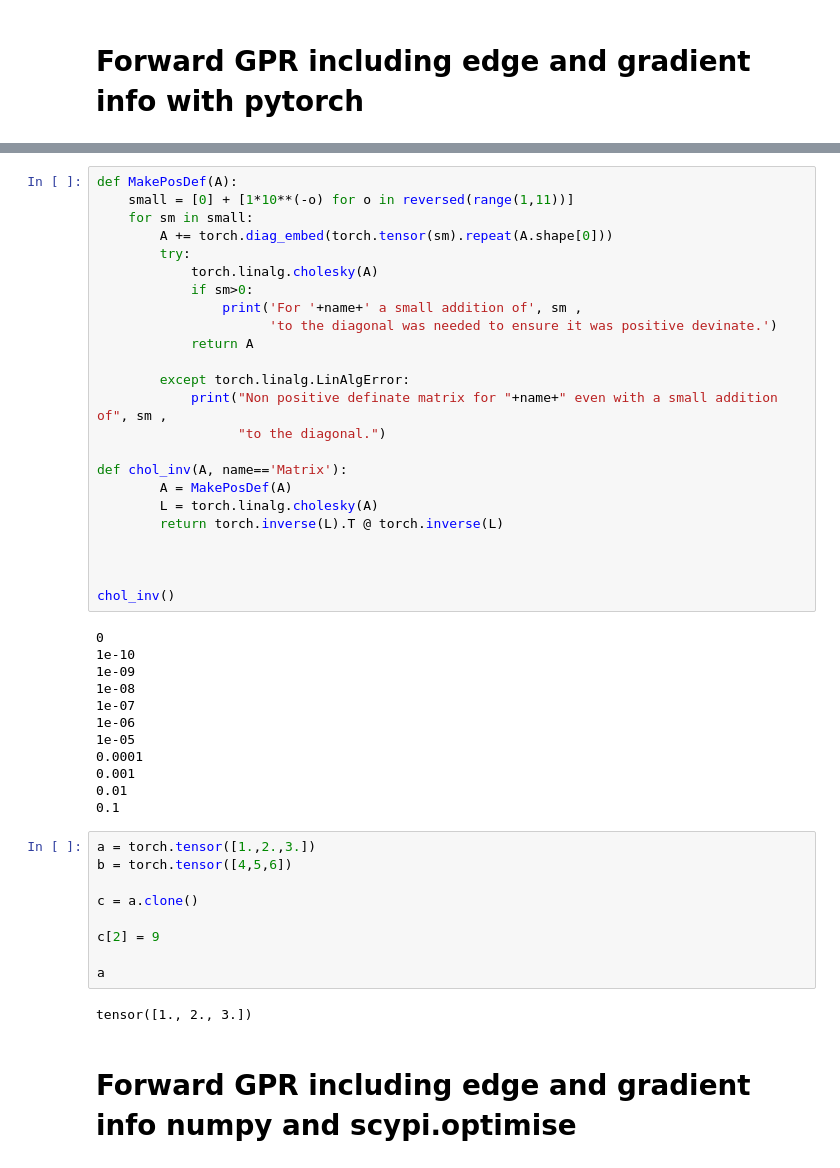
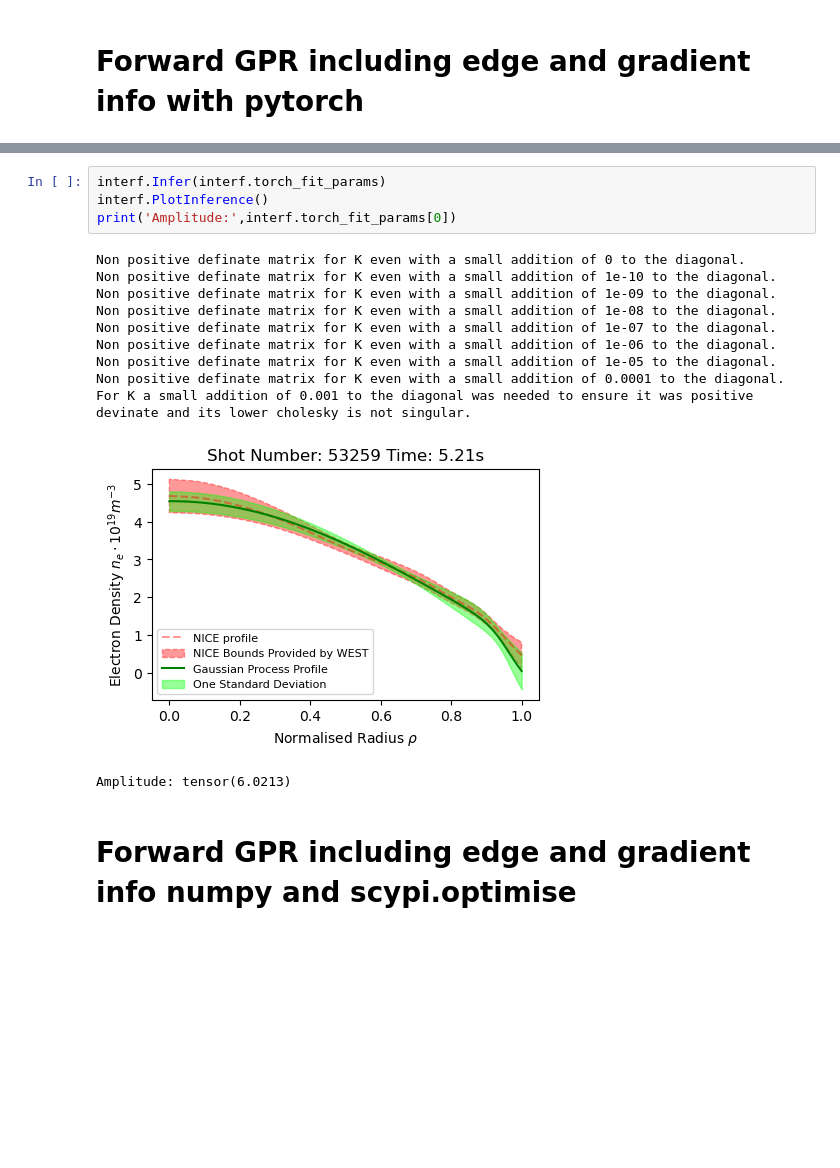
Before and after one commit to DanHarJor/Improving-Electron-Density-Profile-Inference-within-a-Tokamak-using-Bayesian-Techniques, a Jupyter notebook: RealEquillibriumInterferometry/SyntheticDataInterferometry.ipynb, the cells around one changed output, grey strips where cells are left out. Cells and saved outputs as stored; diff of their text form; blank space fills up the shorter version.

```diff
--- a/RealEquillibriumInterferometry/SyntheticDataInterferometry.ipynb
+++ b/RealEquillibriumInterferometry/SyntheticDataInterferometry.ipynb
@@ -714,50 +783,19 @@ tensor([0.9257, 0.9257, 0.9257, 0.9257, 0.9257, 0.9257, 0.9257, 0.9257, 0.9257,
-# %%
-def MakePosDef(A):
-    small = [0] + [1*10**(-o) for o in reversed(range(1,11))]
-    for sm in small:
-        A += torch.diag_embed(torch.tensor(sm).repeat(A.shape[0]))
-        try:
-            torch.linalg.cholesky(A)
-            if sm>0:
-                print('For '+name+' a small addition of', sm ,
-                      'to the diagonal was needed to ensure it was positive devinate.')
-            return A
-
-        except torch.linalg.LinAlgError:
-            print("Non positive definate matrix for "+name+" even with a small addition of", sm ,
-                  "to the diagonal.")
-
-def chol_inv(A, name=='Matrix'):
-        A = MakePosDef(A)
-        L = torch.linalg.cholesky(A)
-        return torch.inverse(L).T @ torch.inverse(L)
-
-
-
-chol_inv()
-# %% [output]
-0
-1e-10
-1e-09
-1e-08
-1e-07
-1e-06
-1e-05
-0.0001
-0.001
-0.01
-0.1
-# %%
-a = torch.tensor([1.,2.,3.])
-b = torch.tensor([4,5,6])
-
-c = a.clone()
-
-c[2] = 9
-
-a
-# %% [output]
-tensor([1., 2., 3.])
+# %%
+interf.Infer(interf.torch_fit_params)
+interf.PlotInference()
+print('Amplitude:',interf.torch_fit_params[0])
+# %% [output]
+Non positive definate matrix for K even with a small addition of 0 to the diagonal.
+Non positive definate matrix for K even with a small addition of 1e-10 to the diagonal.
+Non positive definate matrix for K even with a small addition of 1e-09 to the diagonal.
+Non positive definate matrix for K even with a small addition of 1e-08 to the diagonal.
+Non positive definate matrix for K even with a small addition of 1e-07 to the diagonal.
+Non positive definate matrix for K even with a small addition of 1e-06 to the diagonal.
+Non positive definate matrix for K even with a small addition of 1e-05 to the diagonal.
+Non positive definate matrix for K even with a small addition of 0.0001 to the diagonal.
+For K a small addition of 0.001 to the diagonal was needed to ensure it was positive devinate and its lower cholesky is not singular.
+[figure, added]
+Amplitude: tensor(6.0213)
 # %% [markdown]
 # Forward GPR including edge and gradient info numpy and scypi.optimise
 # %%
```
Also changed, not shown: parts of 10 cells of this notebook.
